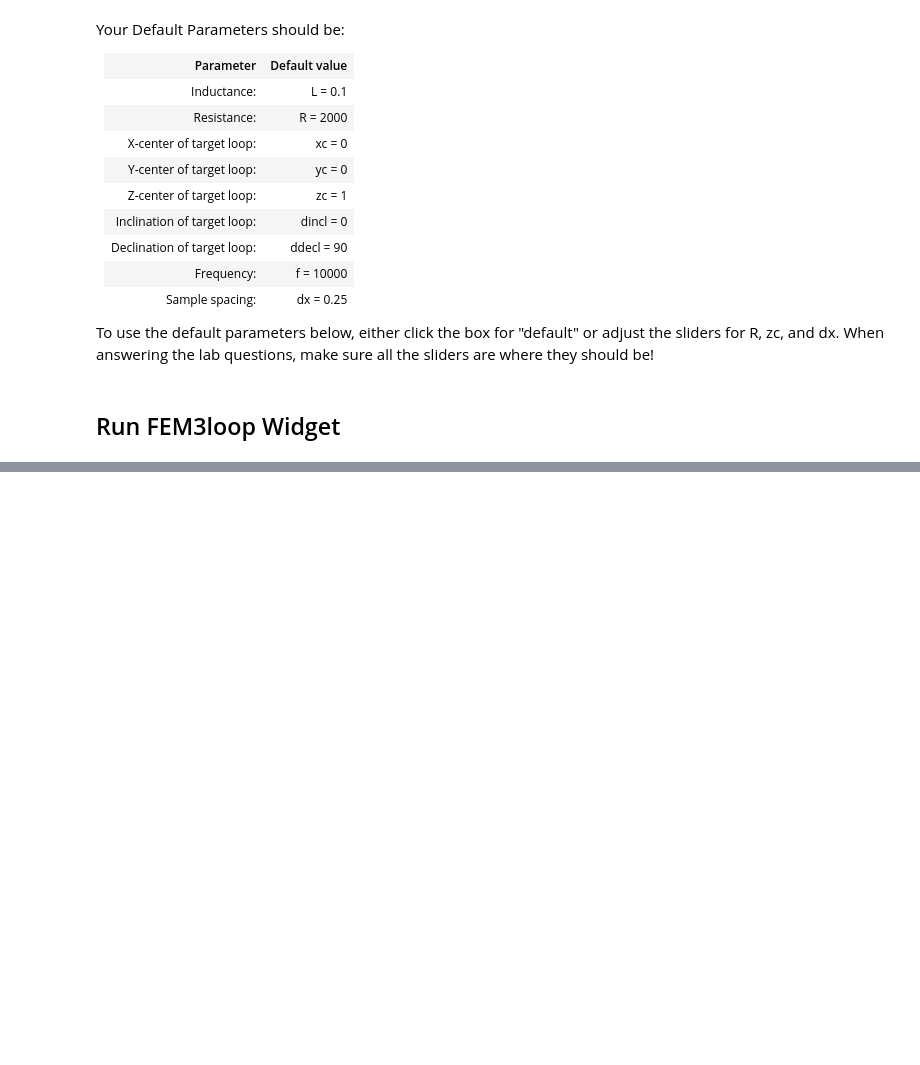
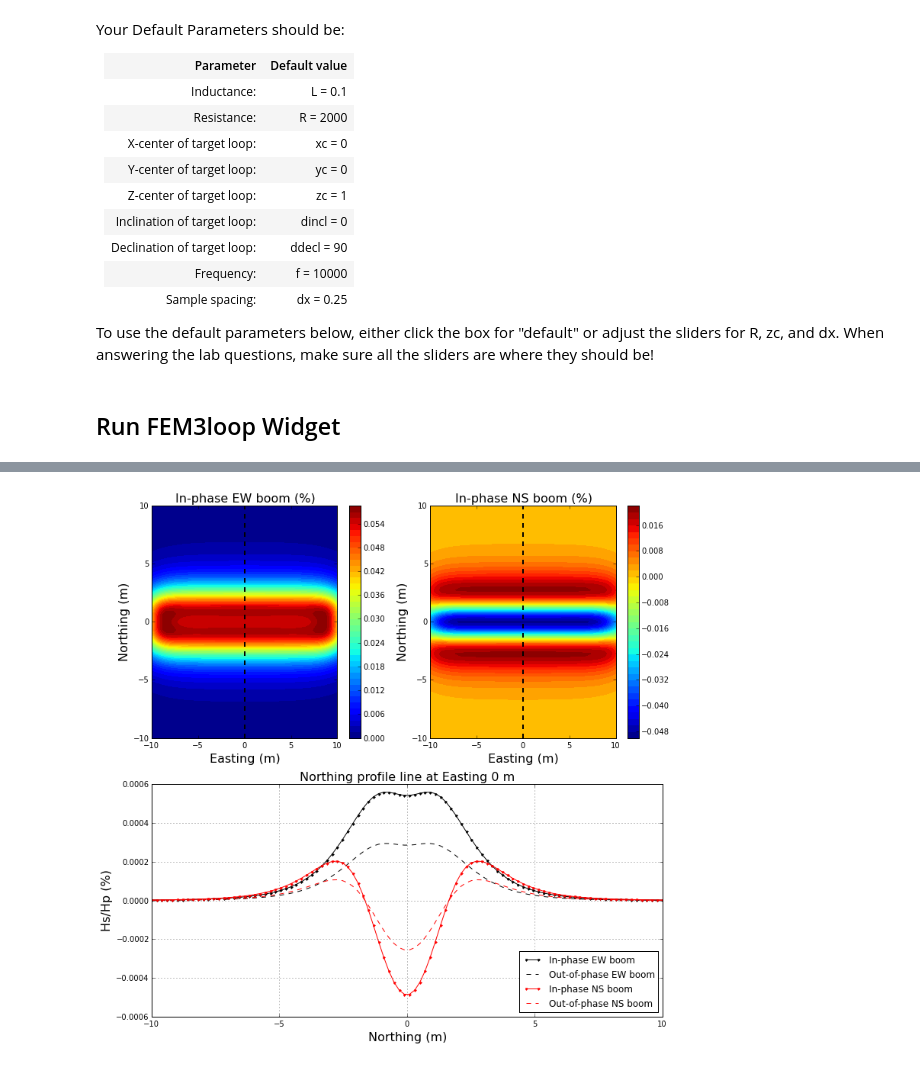
Before and after one commit to geoscixyz/geosci-labs, a Jupyter notebook: EM/FEM3Loop/Fem3loop.ipynb, the cells around one changed output, grey strips where cells are left out. Drawn from its saved outputs; the diff is of its cells as text; code cells hidden in the pictures; blank space fills up the shorter version.

Commit message:
added pipe widget

```diff
--- a/EM/FEM3Loop/Fem3loop.ipynb
+++ b/EM/FEM3Loop/Fem3loop.ipynb
@@ -67,0 +69,5 @@ fem3loop
+# %%
+pipe = interact_femPipe()
+pipe
+# %% [output]
+[figure, added]
```
Also changed, not shown: parts of 2 cells of this notebook, 1 other file.
